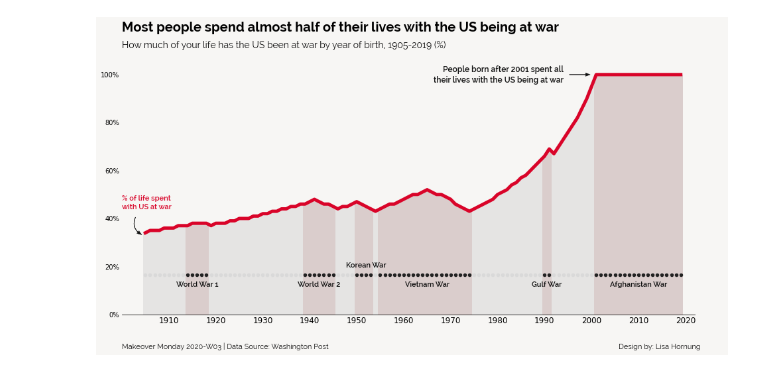
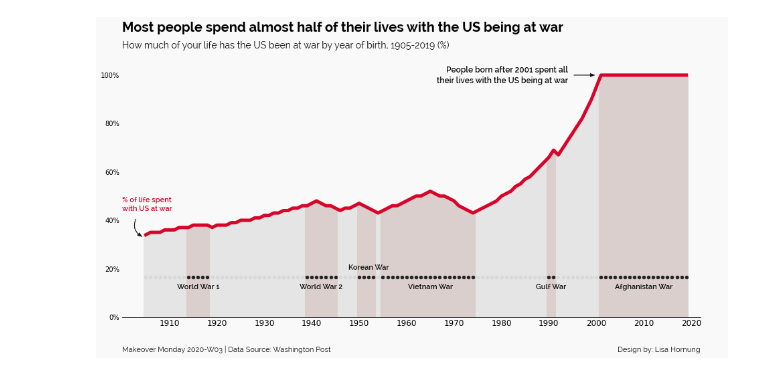
Before and after one commit to Lisa-Ho/makeover-monday, a Jupyter notebook: 2020-W06/MakeoverMonday2020W06.ipynb, the cells around one changed output. Saved outputs shown, nothing was run; the diff lists cells and outputs as text; code cells hidden in the pictures.

```diff
--- a/2020-W06/MakeoverMonday2020W06.ipynb
+++ b/2020-W06/MakeoverMonday2020W06.ipynb
@@ -32,7 +32,7 @@ df["War name"] = df["War name"].fillna("No war")
 df["War"] = ["No war" if x=="No war" else "War" for x in df["War name"]]
 # %%
 #define general colours, font styles and dot position
-offwhite = "#f7f6f4"
+offwhite = "#f9f9f9"
 light = "#d9d9d9"
 dark = "#c8b3b2"
 
@@ -119,32 +119,32 @@ plt.text(1994,100,'People born after 2001 spent all\ntheir lives with the US bei
         linespacing=1.3)
 
 #war labels
 y_pos = [dot_pos-5,dot_pos-5,dot_pos+3,dot_pos-5,dot_pos-5,dot_pos-5]
 x_pos = [1916,1942, 1952,1965, 1990.5, 2010]
 text = ["World War 1", "World War 2","Korean War","Vietnam War", "Gulf War","Afghanistan War"]
 
 for i in range(len(text)):
     plt.text(x_pos[i], y_pos[i], text[i], fontsize=11, color="#111111", ha="center",
             fontproperties=annot_font)
 
 # ============
 # Add title
 plt.figtext(0,0.965,'Most people spend almost half of their lives with the US being at war',
          fontsize = 20, weight = 'bold', fontproperties=title_font, color='black')
 plt.figtext(0,0.93, "How much of your life has the US been at war by year of birth, 1905-2019 (%)",
             fontsize=14, ha='left',  color="#111111", fontproperties=label_font)
 
 #footer
 plt.figtext(0,0.3, "Makeover Monday 2020-W03 | Data Source: Washington Post", fontsize=11,
             ha='left', color="#111111", fontproperties=label_font)
-plt.figtext(1.05,0.3, "Design by: Lisa Hornung            ",
+plt.figtext(1.04,0.3, "Design by: Lisa Hornung            ",
             fontsize=11, ha='right', color="#111111", fontproperties=label_font)
 
 # ==========
 #save
 plt.savefig("MakeoverMonday2020W06_US-at-war.png", bbox_inches="tight",pad_inches=0.2)
 
 
 plt.show()
 # %% [output]
-[figure, old version]
+[figure, new version]
```
Also changed, not shown: 3 other files.
